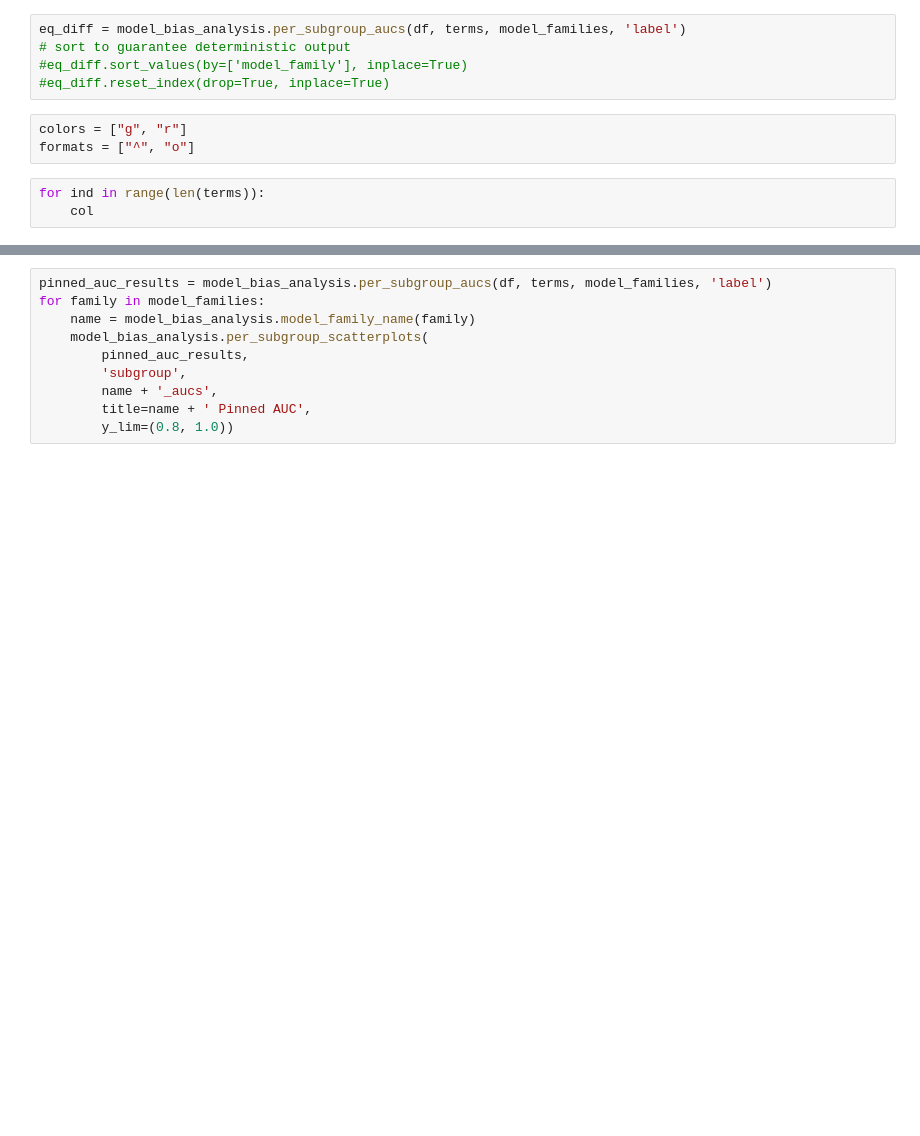
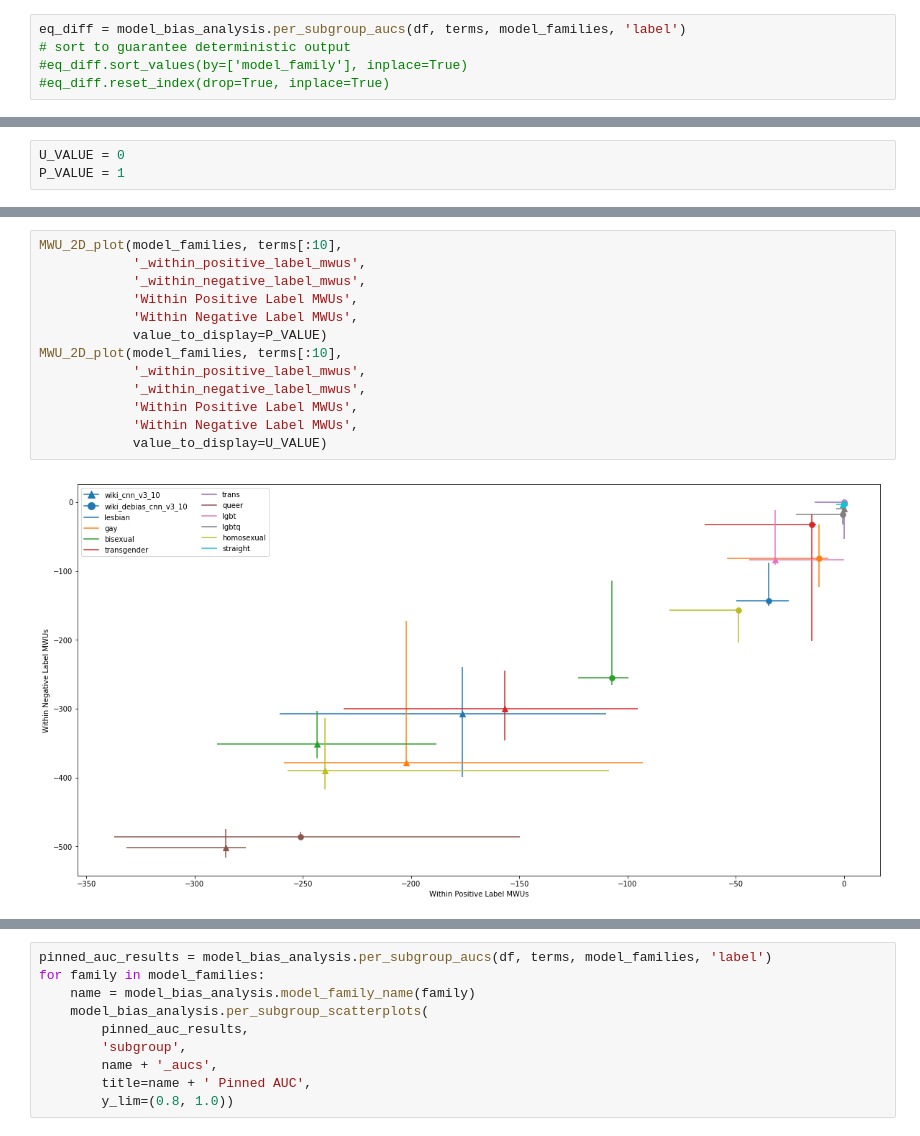
Before and after one commit to vegetable68/unintended-ml-bias-analysis, a Jupyter notebook: unintended_ml_bias/mann_whitney_analysis.ipynb, the cells around one changed output, grey strips where cells are left out. Drawn from its saved outputs; the diff is of its cells as text; blank space fills up the shorter version.

```diff
--- a/unintended_ml_bias/mann_whitney_analysis.ipynb
+++ b/unintended_ml_bias/mann_whitney_analysis.ipynb
@@ -59,9 +37,3 @@ eq_diff = model_bias_analysis.per_subgroup_aucs(df, terms, model_families, 'labe
 # sort to guarantee deterministic output
 #eq_diff.sort_values(by=['model_family'], inplace=True)
 #eq_diff.reset_index(drop=True, inplace=True)
-# %%
-colors = ["g", "r"]
-formats = ["^", "o"]
-# %%
-for ind in range(len(terms)):
-    col
@@ -70 +40,4 @@ for ind in range(len(terms)):
+# %%
+U_VALUE = 0
+P_VALUE = 1
 # %%
@@ -106,0 +99,15 @@ plt.legend(handles=markerlegend + colorlegend, ncol=2)
+# %%
+MWU_2D_plot(model_families, terms[:10],
+            '_within_positive_label_mwus',
+            '_within_negative_label_mwus',
+            'Within Positive Label MWUs',
+            'Within Negative Label MWUs',
+            value_to_display=P_VALUE)
+MWU_2D_plot(model_families, terms[:10],
+            '_within_positive_label_mwus',
+            '_within_negative_label_mwus',
+            'Within Positive Label MWUs',
+            'Within Negative Label MWUs',
+            value_to_display=U_VALUE)
+# %% [output]
+[figure, added]
```
Also changed, not shown: parts of 6 cells of this notebook, 1 other file.
